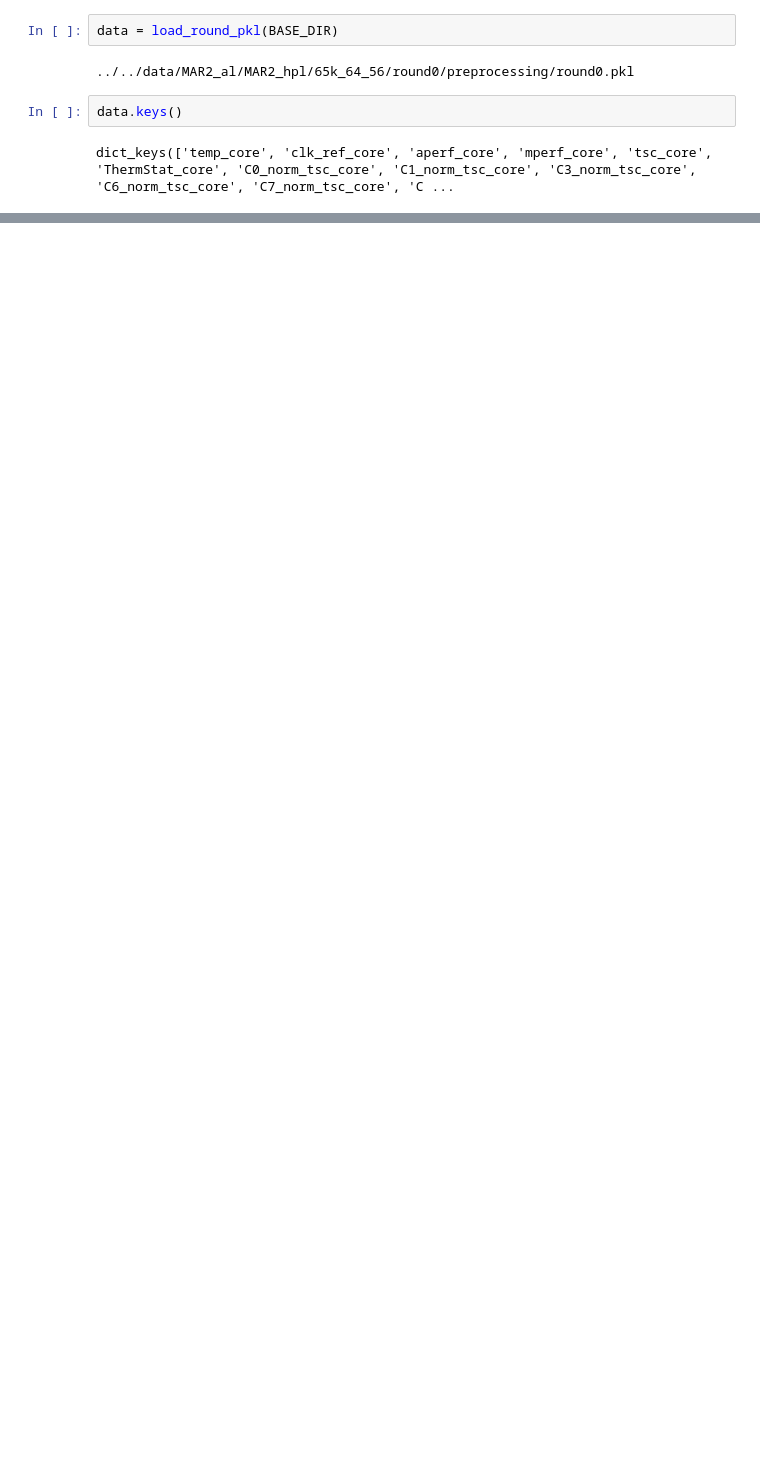
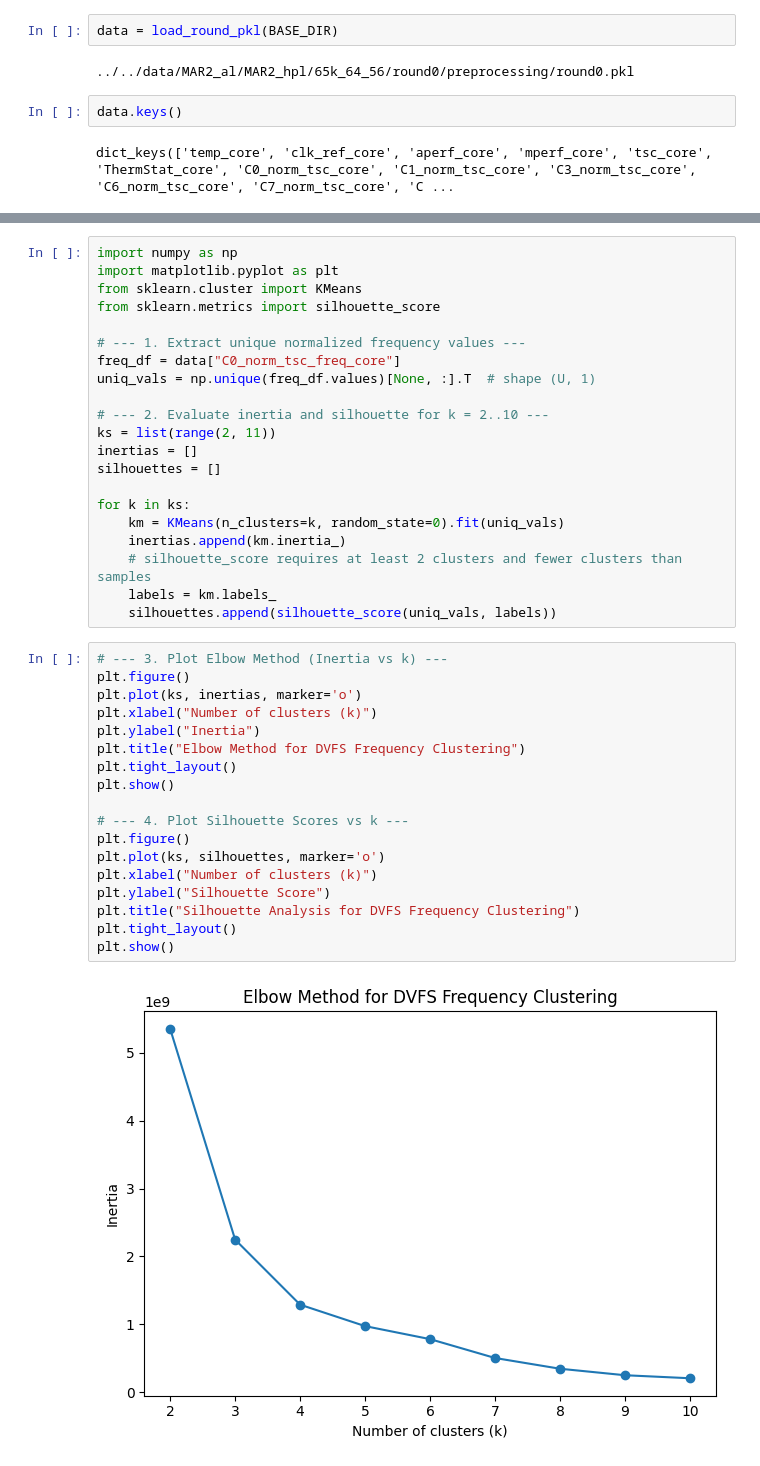
Before and after one commit to Yaozzzx/HPCE, a Jupyter notebook: notebooks/data_preprocessing/visualizations.ipynb, the cells around one changed output, grey strips where cells are left out. Cells and saved outputs as stored; diff of their text form; blank space fills up the shorter version.

```diff
--- a/notebooks/data_preprocessing/visualizations.ipynb
+++ b/notebooks/data_preprocessing/visualizations.ipynb
@@ -204,0 +72,41 @@ plot_time_series(data, "temp_core")
+# %%
+import numpy as np
+import matplotlib.pyplot as plt
+from sklearn.cluster import KMeans
+from sklearn.metrics import silhouette_score
+
+# --- 1. Extract unique normalized frequency values ---
+freq_df = data["C0_norm_tsc_freq_core"]
+uniq_vals = np.unique(freq_df.values)[None, :].T  # shape (U, 1)
+
+# --- 2. Evaluate inertia and silhouette for k = 2..10 ---
+ks = list(range(2, 11))
+inertias = []
+silhouettes = []
+
+for k in ks:
+    km = KMeans(n_clusters=k, random_state=0).fit(uniq_vals)
+    inertias.append(km.inertia_)
+    # silhouette_score requires at least 2 clusters and fewer clusters than samples
+    labels = km.labels_
+    silhouettes.append(silhouette_score(uniq_vals, labels))
+# %%
+# --- 3. Plot Elbow Method (Inertia vs k) ---
+plt.figure()
+plt.plot(ks, inertias, marker='o')
+plt.xlabel("Number of clusters (k)")
+plt.ylabel("Inertia")
+plt.title("Elbow Method for DVFS Frequency Clustering")
+plt.tight_layout()
+plt.show()
+
+# --- 4. Plot Silhouette Scores vs k ---
+plt.figure()
+plt.plot(ks, silhouettes, marker='o')
+plt.xlabel("Number of clusters (k)")
+plt.ylabel("Silhouette Score")
+plt.title("Silhouette Analysis for DVFS Frequency Clustering")
+plt.tight_layout()
+plt.show()
+# %% [output]
+[figure, added]
```
Also changed, not shown: parts of 10 cells of this notebook, 3 other files.
